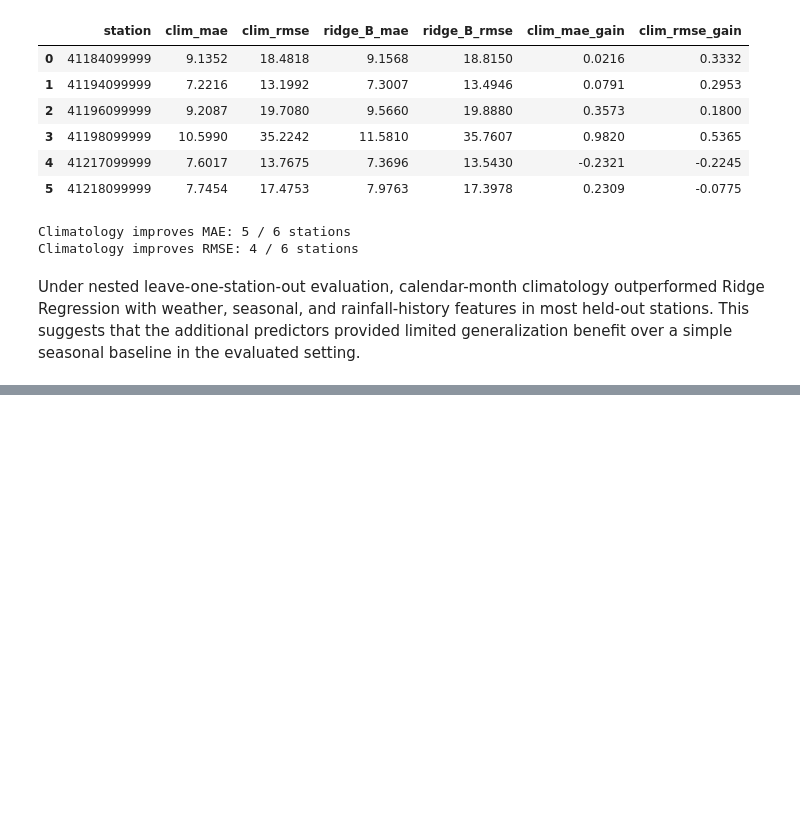
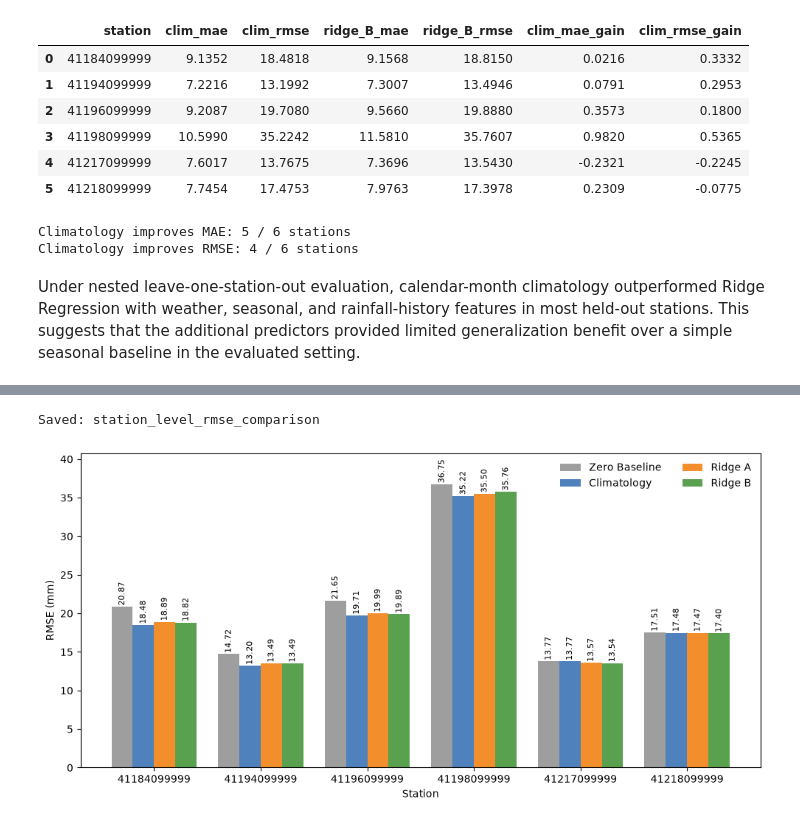
Before and after one commit to mrym828/Rainfall-generalization, a Jupyter notebook: notebooks/06_ridge_seasonal_loso.ipynb, the cells around one changed output, grey strips where cells are left out. Drawn from its saved outputs; the diff is of its cells as text; code cells hidden in the pictures; blank space fills up the shorter version.

Commit message:
feat(experiments): finalize ridge seasonal nested LOSO results

```diff
--- a/notebooks/06_ridge_seasonal_loso.ipynb
+++ b/notebooks/06_ridge_seasonal_loso.ipynb
@@ -7,6 +7,17 @@ import matplotlib.pyplot as plt
 
 PROJECT_ROOT = Path.cwd().parent
 sys.path.insert(0, str(PROJECT_ROOT))
+
+FIGURE_DIR = PROJECT_ROOT / "results" / "figures"
+FIGURE_DIR.mkdir(parents=True, exist_ok=True)
+
+def save_figure(fig, filename):
+    fig.savefig(
+        FIGURE_DIR / f"{filename}.png",
+        dpi=300,
+        bbox_inches="tight"
+    )
+    print(f"Saved: {filename}")
 
 DATA_PATH = (PROJECT_ROOT / 'data' / 'processed' / 'monthly_features_seasonal.csv')
 df = pd.read_csv(DATA_PATH, dtype={'STATION':str})
@@ -584,0 +628,51 @@ Main results table verification: PASSED
+# %%
+plot = rmse_comparison.copy()
+stations = plot.index.astype(str)
+models = plot.columns.to_list()
+
+x = np.arange(len(stations))
+width = 0.2
+
+fig,ax = plt.subplots(figsize = (10,5))
+
+colors = {
+    "Zero Baseline": "#9e9e9e",
+    "Climatology": "#4f81bd",
+    "Ridge A": "#f28e2b",
+    "Ridge B": "#59a14f"
+}
+
+for i, model in enumerate(models):
+    values = plot[model].to_numpy()
+    bars = ax.bar(
+        x + (i - 1.5) * width,
+        values,
+        width=width,
+        label=model,
+        color=colors[model]
+    )
+
+    for bar, value in zip(bars, values):
+        ax.text(
+            bar.get_x() + bar.get_width() / 2,
+            bar.get_height() + 0.15,
+            f"{value:.2f}",
+            ha="center",
+            va="bottom",
+            fontsize=8,
+            rotation=90
+        )
+
+ax.set_xticks(x)
+ax.set_xticklabels(stations, rotation=0)
+ax.set_xlabel("Station")
+ax.set_ylabel("RMSE (mm)")
+ax.legend(frameon=False, ncol=2)
+ax.set_ylim(0, plot.to_numpy().max() + 4)
+
+plt.tight_layout()
+save_figure(fig, "station_level_rmse_comparison")
+plt.show()
+# %% [output]
+Saved: station_level_rmse_comparison
+[figure, added]
```
Also changed, not shown: parts of 9 cells of this notebook, 4 other files.
